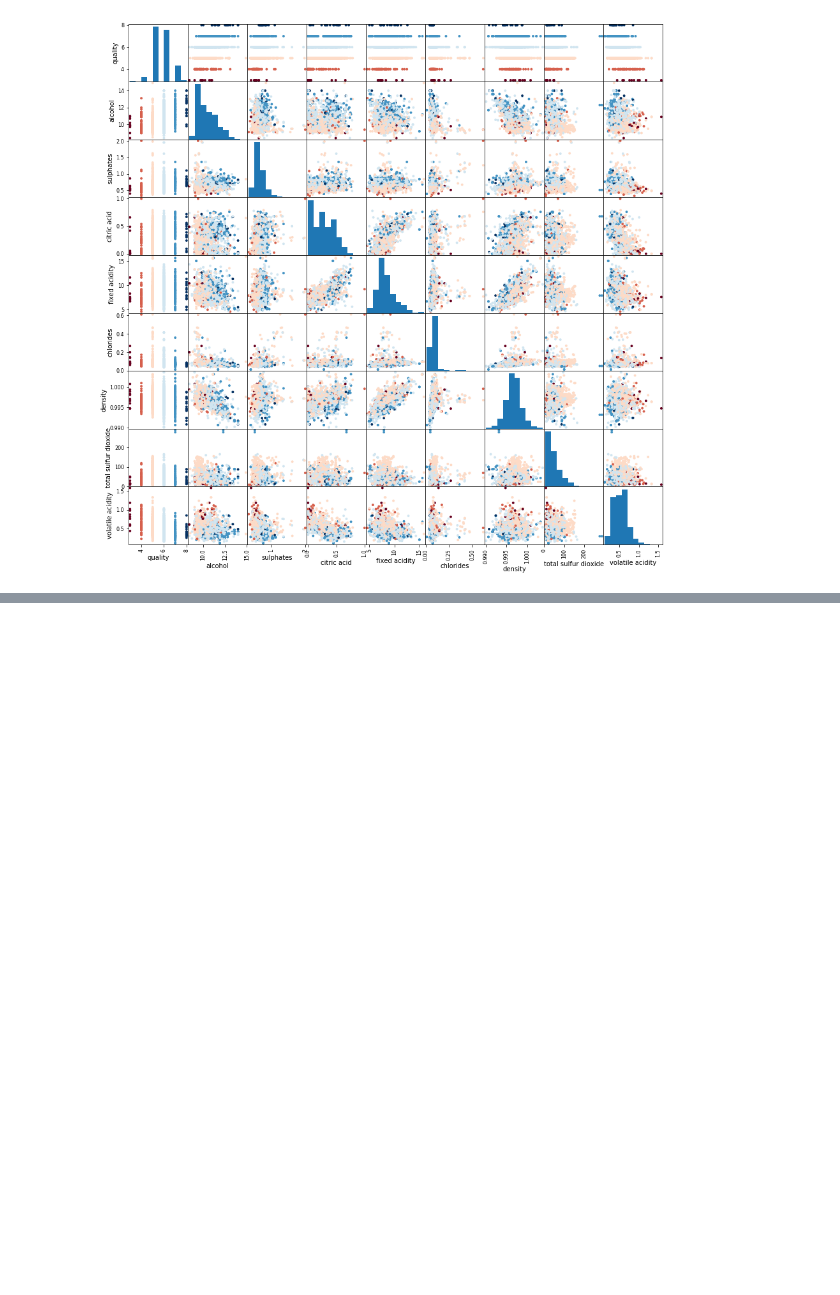
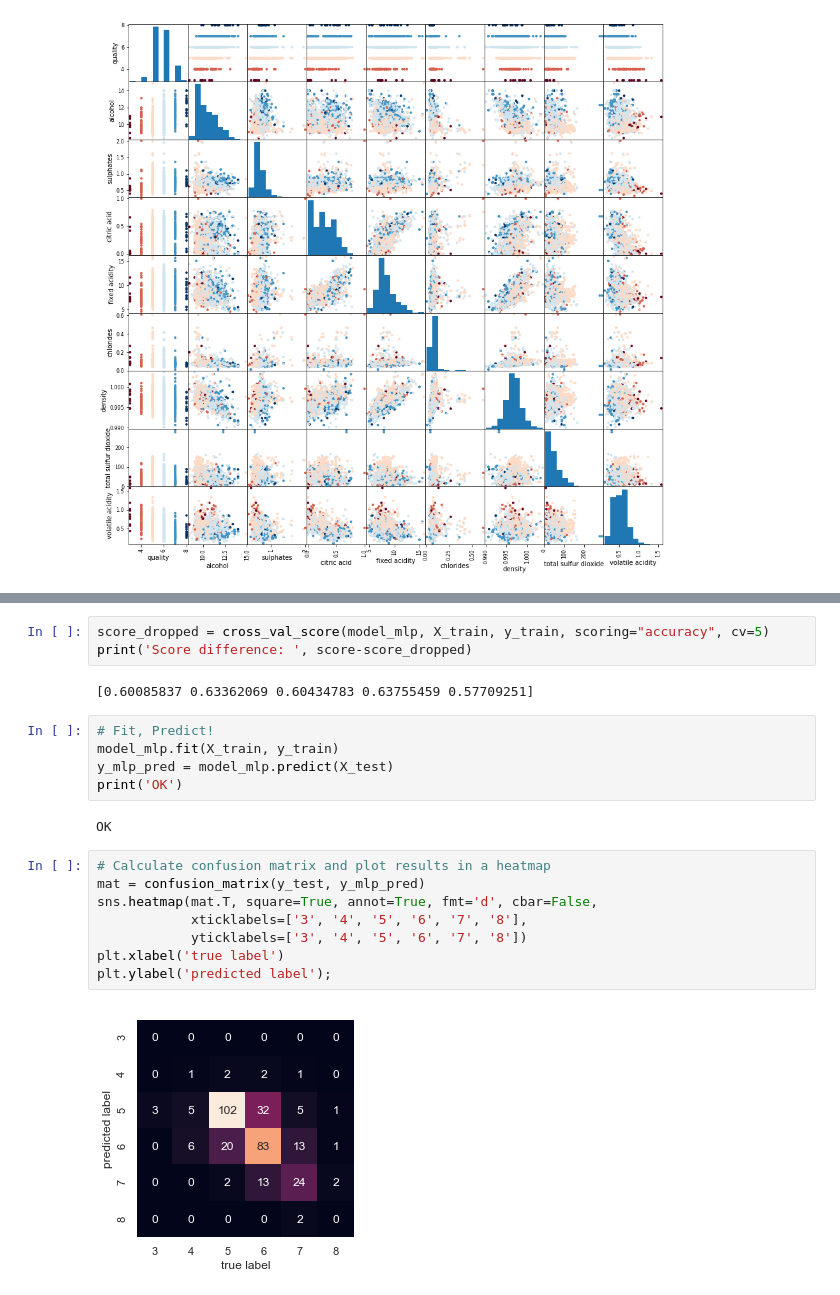
Before and after one commit to 2takker/ITMAL-gr46, a Jupyter notebook: Journal 3/Journal 3.ipynb, the cells around one changed output, grey strips where cells are left out. Cells and saved outputs as stored; diff of their text form; blank space fills up the shorter version.

```diff
--- a/Journal 3/Journal 3.ipynb
+++ b/Journal 3/Journal 3.ipynb
@@ -111,0 +166,22 @@ print(score)
+# %%
+score_dropped = cross_val_score(model_mlp, X_train, y_train, scoring="accuracy", cv=5)
+print('Score difference: ', score-score_dropped)
+# %% [output]
+[0.60085837 0.63362069 0.60434783 0.63755459 0.57709251]
+# %%
+# Fit, Predict!
+model_mlp.fit(X_train, y_train)
+y_mlp_pred = model_mlp.predict(X_test)
+print('OK')
+# %% [output]
+OK
+# %%
+# Calculate confusion matrix and plot results in a heatmap
+mat = confusion_matrix(y_test, y_mlp_pred)
+sns.heatmap(mat.T, square=True, annot=True, fmt='d', cbar=False,
+            xticklabels=['3', '4', '5', '6', '7', '8'],
+            yticklabels=['3', '4', '5', '6', '7', '8'])
+plt.xlabel('true label')
+plt.ylabel('predicted label');
+# %% [output]
+[figure, added]
```
Also changed, not shown: parts of 31 cells of this notebook, 1 other file.
